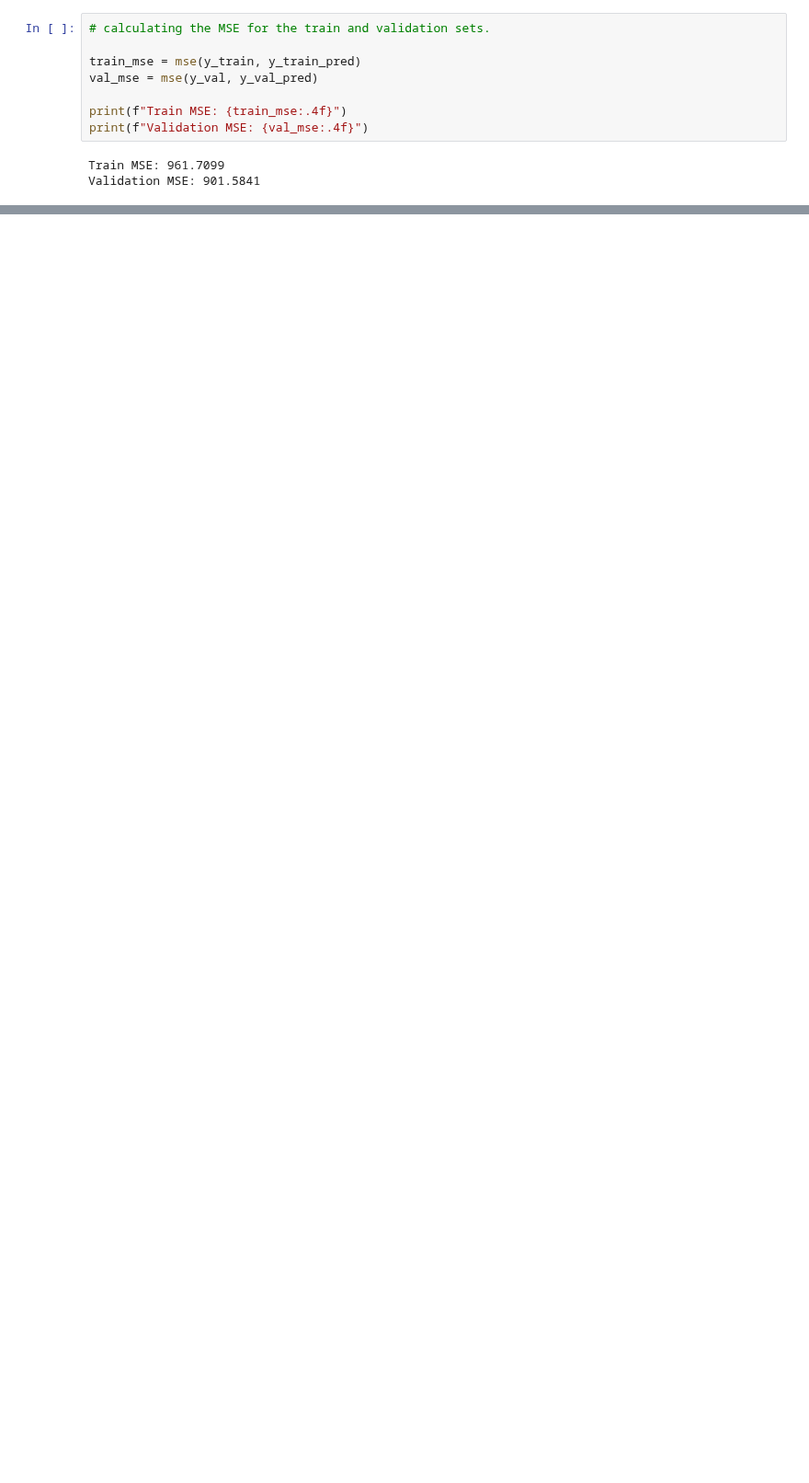
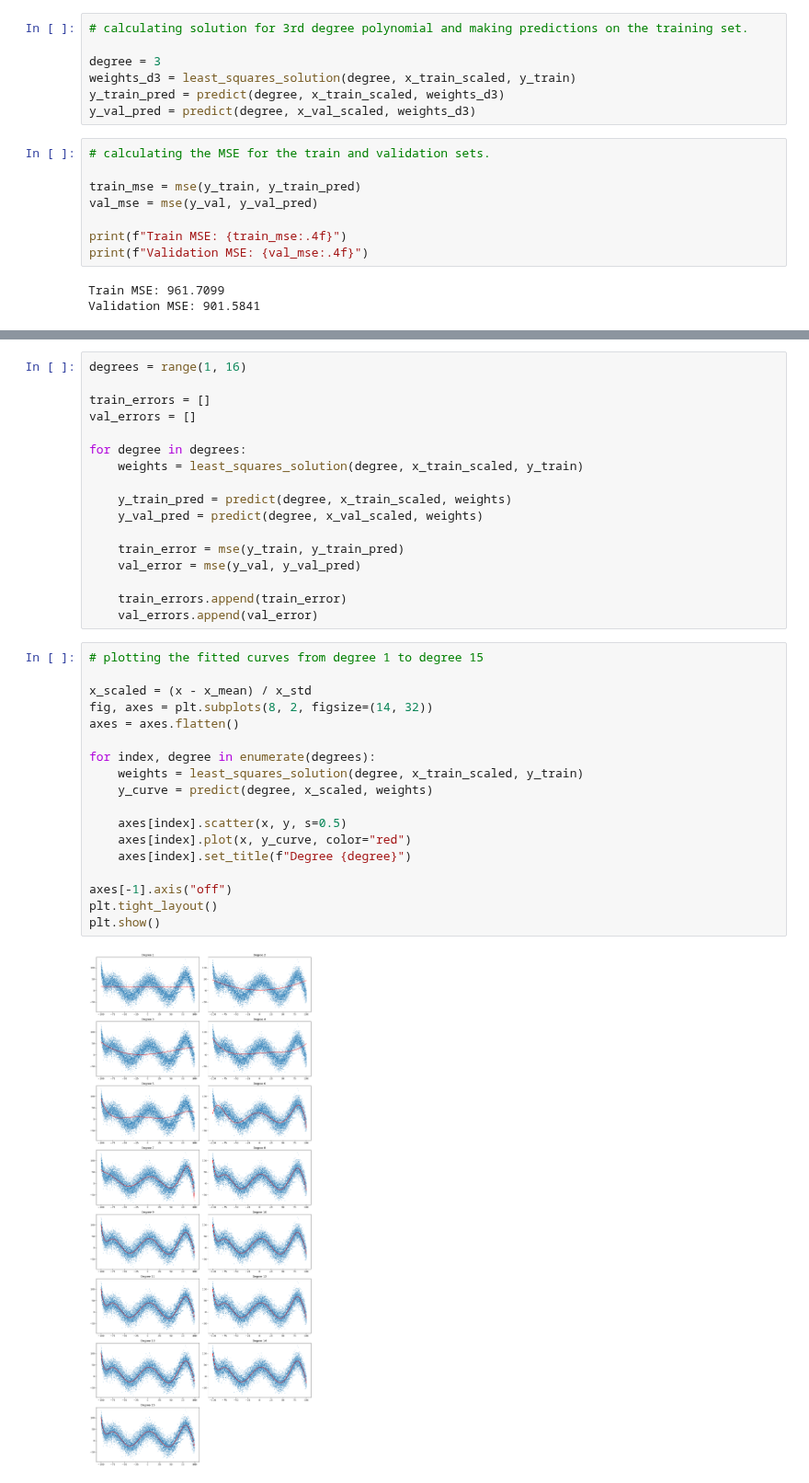
Before and after one commit to karywnl/pattern-recognition, a Jupyter notebook: lab3/regression.ipynb, the cells around one changed output, grey strips where cells are left out. Shown at 92% size. Saved outputs shown, nothing was run; the diff lists cells and outputs as text; blank space fills up the shorter version.

Commit message:
lab3 : assignment is done, choosen 10th degree polynomial as the best fit

```diff
--- a/lab3/regression.ipynb
+++ b/lab3/regression.ipynb
@@ -163,6 +146,13 @@ y_val_pred = X_val @ weights
 
 def mse(y_actual, y_pred):
   return np.mean((y_actual - y_pred) ** 2)
+# %%
+# calculating solution for 3rd degree polynomial and making predictions on the training set.
+
+degree = 3
+weights_d3 = least_squares_solution(degree, x_train_scaled, y_train)
+y_train_pred = predict(degree, x_train_scaled, weights_d3)
+y_val_pred = predict(degree, x_val_scaled, weights_d3)
 # %%
 # calculating the MSE for the train and validation sets.
 
@@ -176,0 +169,37 @@ Validation MSE: 901.5841
+# %%
+degrees = range(1, 16)
+
+train_errors = []
+val_errors = []
+
+for degree in degrees:
+    weights = least_squares_solution(degree, x_train_scaled, y_train)
+
+    y_train_pred = predict(degree, x_train_scaled, weights)
+    y_val_pred = predict(degree, x_val_scaled, weights)
+
+    train_error = mse(y_train, y_train_pred)
+    val_error = mse(y_val, y_val_pred)
+
+    train_errors.append(train_error)
+    val_errors.append(val_error)
+# %%
+# plotting the fitted curves from degree 1 to degree 15
+
+x_scaled = (x - x_mean) / x_std
+fig, axes = plt.subplots(8, 2, figsize=(14, 32))
+axes = axes.flatten()
+
+for index, degree in enumerate(degrees):
+    weights = least_squares_solution(degree, x_train_scaled, y_train)
+    y_curve = predict(degree, x_scaled, weights)
+
+    axes[index].scatter(x, y, s=0.5)
+    axes[index].plot(x, y_curve, color="red")
+    axes[index].set_title(f"Degree {degree}")
+
+axes[-1].axis("off")
+plt.tight_layout()
+plt.show()
+# %% [output]
+[figure, added]
```
Also changed, not shown: parts of 15 cells of this notebook.
